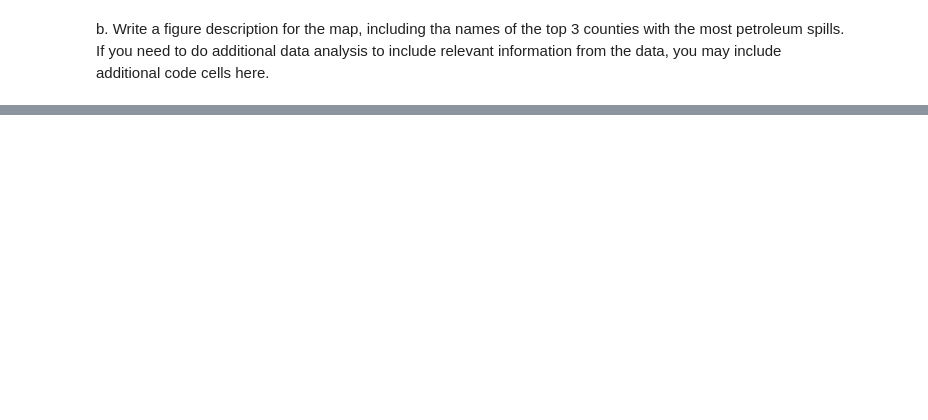
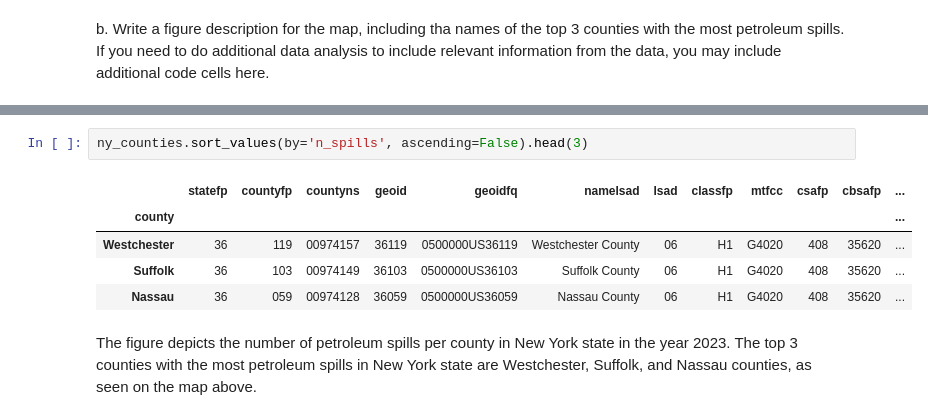
Before and after one commit to bgrazda/eds220-hwk3, a Jupyter notebook: hwk3-task2-oil-spills.ipynb, the cells around one changed output, grey strips where cells are left out. Saved outputs shown, nothing was run; the diff lists cells and outputs as text; blank space fills up the shorter version.

```diff
--- a/hwk3-task2-oil-spills.ipynb
+++ b/hwk3-task2-oil-spills.ipynb
@@ -558,0 +578,10 @@ b. Write a figure description for the map, including tha names of the top 3 coun
+# %%
+ny_counties.sort_values(by='n_spills', ascending=False).head(3)
+# %% [output]
+|  | statefp | countyfp | countyns | geoid | geoidfq | namelsad | lsad | classfp | mtfcc | csafp | cbsafp | ... |
+| county |  |  |  |  |  |  |  |  |  |  |  | ... |
+| Westchester | 36 | 119 | 00974157 | 36119 | 0500000US36119 | Westchester County | 06 | H1 | G4020 | 408 | 35620 | ... |
+| Suffolk | 36 | 103 | 00974149 | 36103 | 0500000US36103 | Suffolk County | 06 | H1 | G4020 | 408 | 35620 | ... |
+| Nassau | 36 | 059 | 00974128 | 36059 | 0500000US36059 | Nassau County | 06 | H1 | G4020 | 408 | 35620 | ... |
+# %% [markdown]
+The figure depicts the number of petroleum spills per county in New York state in the year 2023. The top 3 counties with the most petroleum spills in New York state are Westchester, Suffolk, and Nassau counties, as seen on the map above.
```
Also changed, not shown: parts of 8 cells of this notebook.
